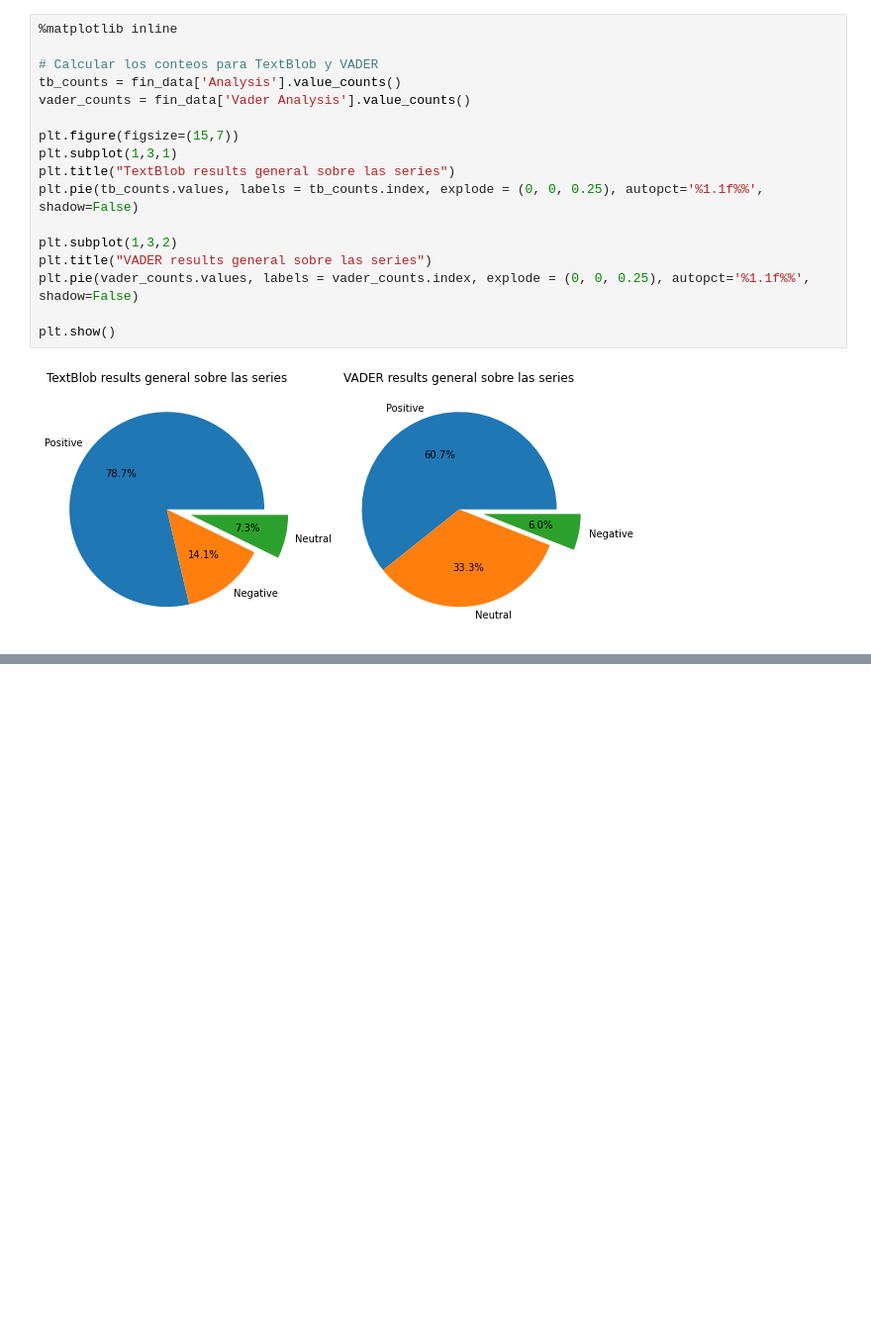
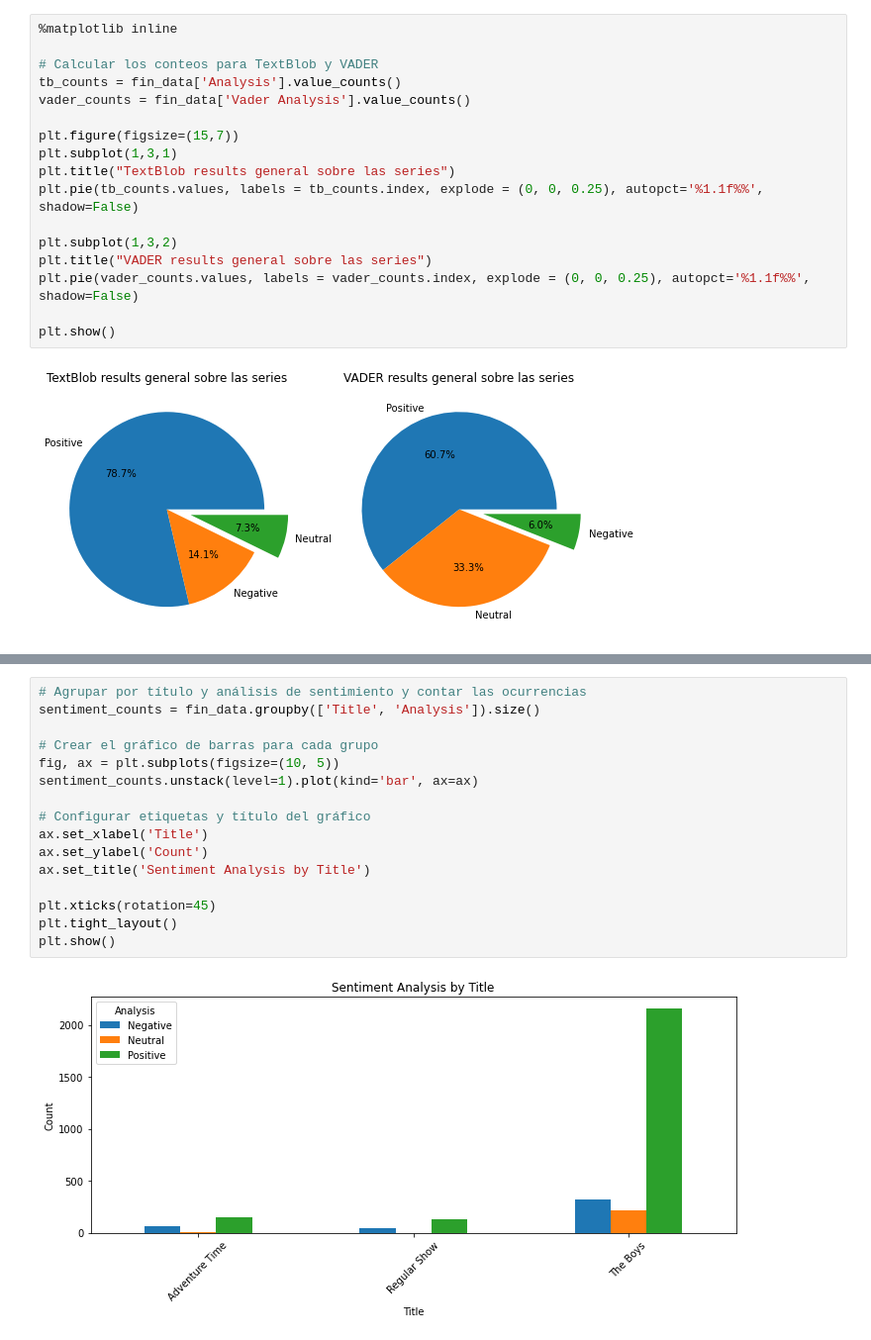
Before and after one commit to jorge-ia-alen/final_practical_tasks, a Jupyter notebook: TpFinalBigData.ipynb, the cells around one changed output, grey strips where cells are left out. Shown at 99% size. Cells and saved outputs as stored; diff of their text form; blank space fills up the shorter version.

```diff
--- a/TpFinalBigData.ipynb
+++ b/TpFinalBigData.ipynb
@@ -616,0 +684,18 @@ ValueError: x and y must have same first dimension, but have shapes (39,) and (0
+# %%
+# Agrupar por título y análisis de sentimiento y contar las ocurrencias
+sentiment_counts = fin_data.groupby(['Title', 'Analysis']).size()
+
+# Crear el gráfico de barras para cada grupo
+fig, ax = plt.subplots(figsize=(10, 5))
+sentiment_counts.unstack(level=1).plot(kind='bar', ax=ax)
+
+# Configurar etiquetas y título del gráfico
+ax.set_xlabel('Title')
+ax.set_ylabel('Count')
+ax.set_title('Sentiment Analysis by Title')
+
+plt.xticks(rotation=45)
+plt.tight_layout()
+plt.show()
+# %% [output]
+[figure, added]
```
Also changed, not shown: parts of 51 cells of this notebook.
